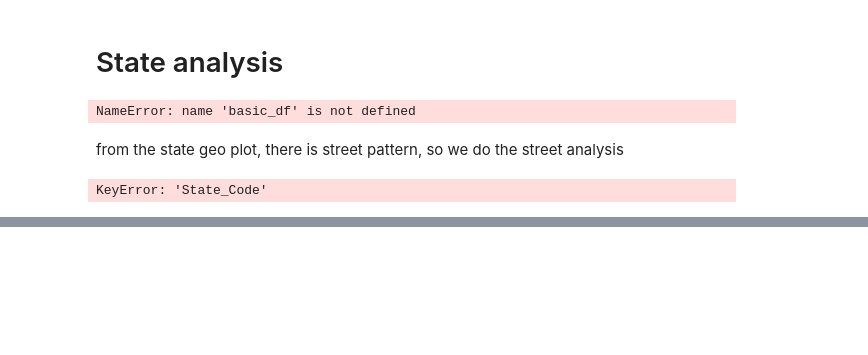
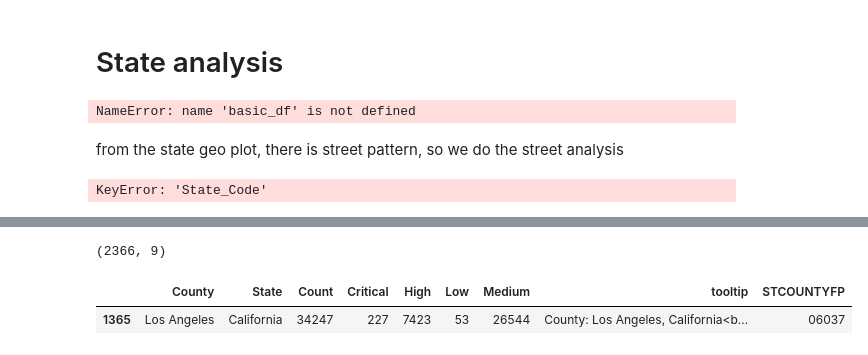
Before and after one commit to XiwenJiang/us-accidents-dashboard, a Jupyter notebook: eda.ipynb, the cells around one changed output, grey strips where cells are left out. Drawn from its saved outputs; the diff is of its cells as text; code cells hidden in the pictures; blank space fills up the shorter version.

```diff
--- a/eda.ipynb
+++ b/eda.ipynb
@@ -665,0 +832,5 @@ KeyError: 'State_Code'
+# %%
+county_df = county_df.dropna(subset=['STCOUNTYFP'])
+county_df.shape
+# %% [output]
+(2366, 9)
@@ -665,0 +840,5 @@ KeyError: 'State_Code'
+# %%
+county_df[county_df['County'] == 'Los Angeles']
+# %% [output]
+|  | County | State | Count | Critical | High | Low | Medium | tooltip | STCOUNTYFP |
+| 1365 | Los Angeles | California | 34247 | 227 | 7423 | 53 | 26544 | County: Los Angeles, California<b... | 06037 |
```
Also changed, not shown: parts of 10 cells of this notebook, 4 other files.
